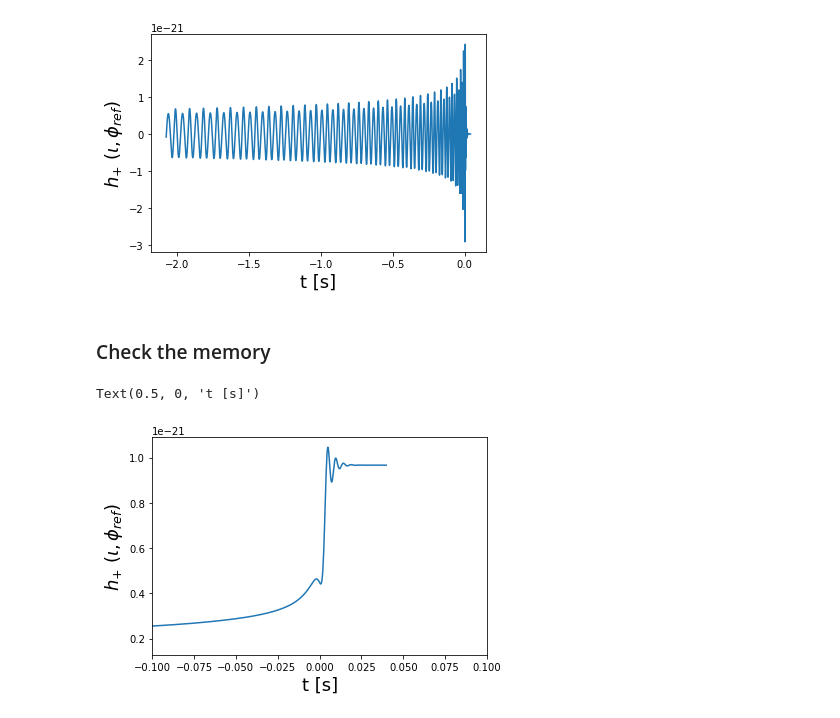
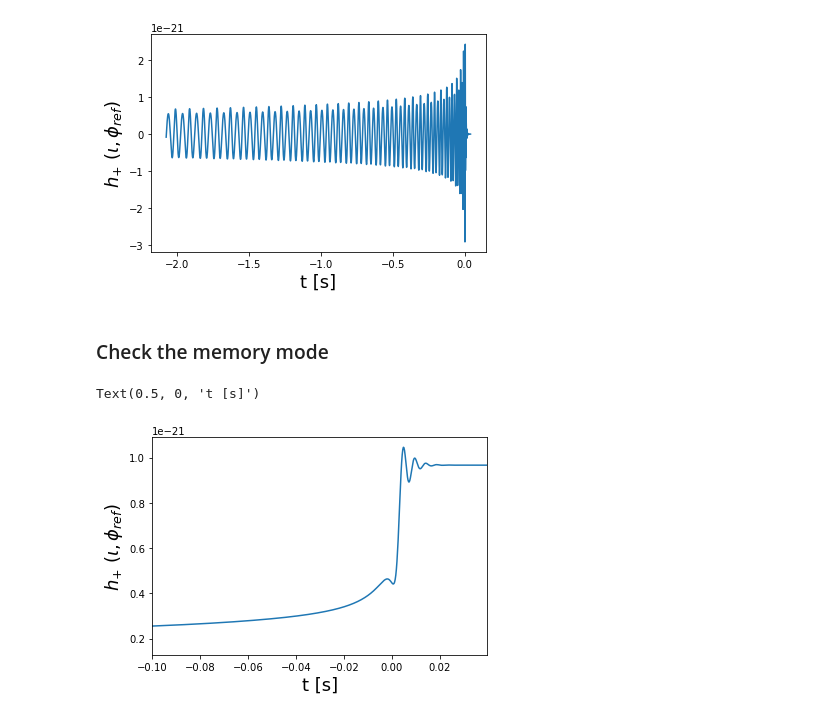
Before and after one commit to sxs-collaboration/gwsurrogate, a Jupyter notebook: tutorial/website/NRHybSur3dq8_CCE.ipynb, the cells around one changed output. Saved outputs shown, nothing was run; the diff lists cells and outputs as text; code cells hidden in the pictures.

```diff
--- a/tutorial/website/NRHybSur3dq8_CCE.ipynb
+++ b/tutorial/website/NRHybSur3dq8_CCE.ipynb
@@ -134,27 +135,27 @@ P.xlabel('t [s]', fontsize=18)
 Text(0.5, 0, 't [s]')
 [figure]
 # %% [markdown]
-### Check the memory
+### Check the memory mode
 # %%
 q = 1
 chiA = [0, 0, 0.3]
 chiB = [0, 0, -0.7]
 M = 60             # Total masss in solar masses
 dist_mpc = 100     # distance in megaparsecs
 dt = 1./4096       # step size in seconds
 f_low = 20         # initial frequency in Hz
 inclination = np.pi/2
 phi_ref = 0
 
 # Will only include modes given in mode_list argument as well as the m<0 counterparts.
 # If mode_list is not specified, uses all available modes.
 # Returns h_+ -i h_x
 t, h, dyn = sur(q, chiA, chiB, dt=dt, f_low=f_low, mode_list=[(2,0)], M=M, dist_mpc=dist_mpc,
            inclination=inclination, phi_ref=phi_ref, units='mks')
-P.xlim(-0.1,0.1)
+P.xlim(-0.1,t[-1])
 P.plot(t, h.real)
 P.ylabel('$h_{+}$ $(\iota, \phi_{ref})$', fontsize=18)
 P.xlabel('t [s]', fontsize=18)
 # %% [output]
 Text(0.5, 0, 't [s]')
-[figure, old version]
+[figure, new version]
```
Also changed, not shown: parts of 3 cells of this notebook, 1 other file.
